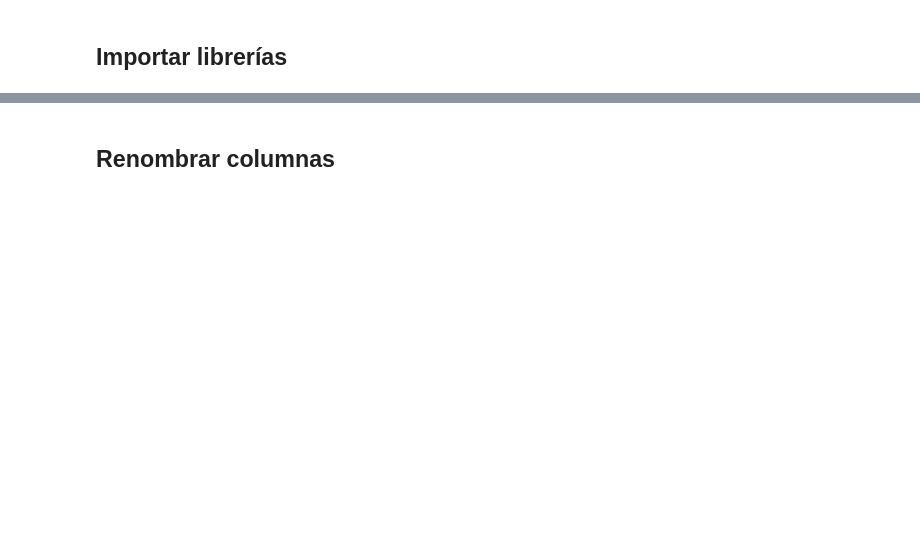
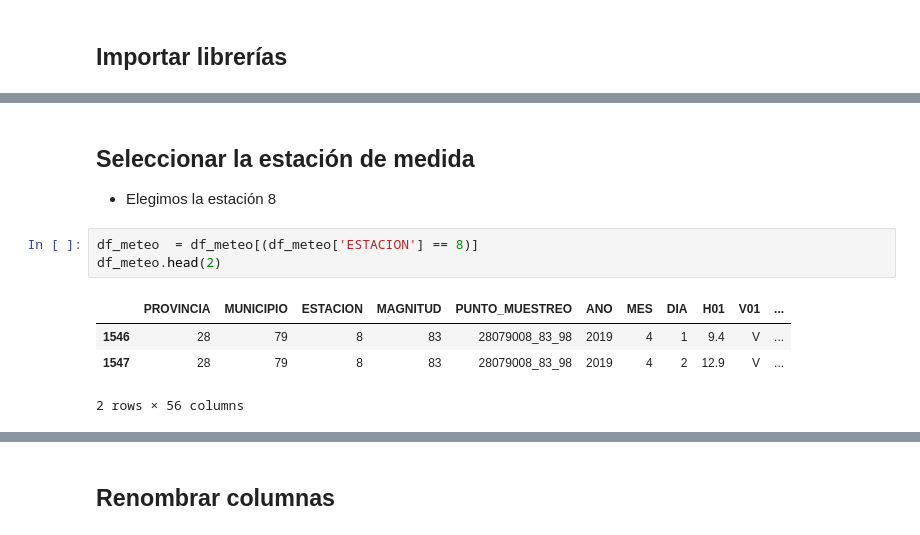
Before and after one commit to EmmaMontalban/grupo1_analisis, a Jupyter notebook: notebooks/0.2.Creaccion_columnas_metereologia.ipynb, the cells around one changed output, grey strips where cells are left out. Cells and saved outputs as stored; diff of their text form; blank space fills up the shorter version.

```diff
--- a/notebooks/0.2.Creaccion_columnas_metereologia.ipynb
+++ b/notebooks/0.2.Creaccion_columnas_metereologia.ipynb
@@ -22,0 +67,12 @@ Nos quedamos con las columnas que nos interesan para el análisis
+# %% [markdown]
+## Seleccionar la estación de medida
+
+* Elegimos la estación 8
+# %%
+df_meteo  = df_meteo[(df_meteo['ESTACION'] == 8)]
+df_meteo.head(2)
+# %% [output]
+|  | PROVINCIA | MUNICIPIO | ESTACION | MAGNITUD | PUNTO_MUESTREO | ANO | MES | DIA | H01 | V01 | ... |
+| 1546 | 28 | 79 | 8 | 83 | 28079008_83_98 | 2019 | 4 | 1 | 9.4 | V | ... |
+| 1547 | 28 | 79 | 8 | 83 | 28079008_83_98 | 2019 | 4 | 2 | 12.9 | V | ... |
+2 rows × 56 columns
```
Also changed, not shown: parts of 46 cells of this notebook.
